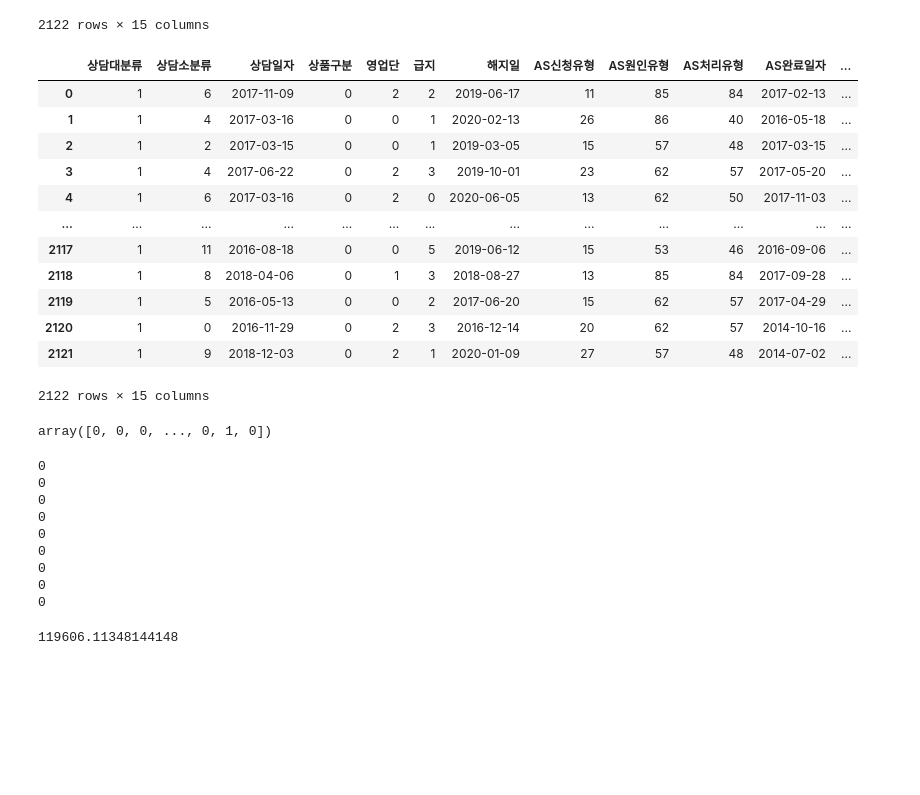
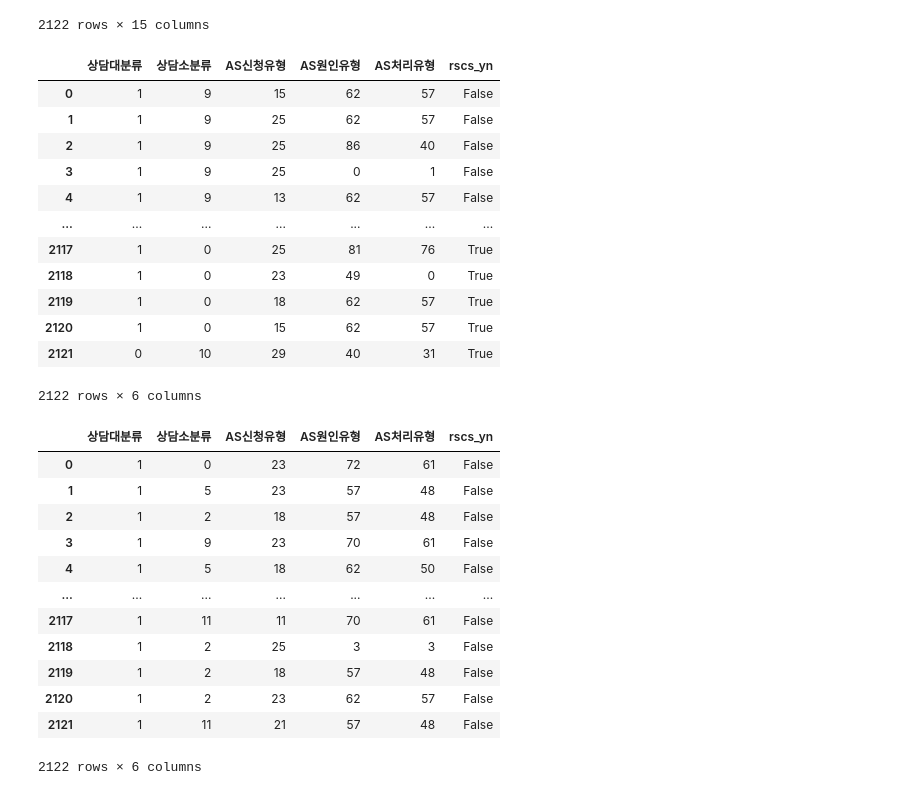
Before and after one commit to NamHyoYeon/AIProject_202007, a Jupyter notebook: nvoc_model_20200721.ipynb, the cells around one changed output. Cells and saved outputs as stored; diff of their text form; code cells hidden in the pictures; blank space fills up the shorter version.

```diff
--- a/model_20200721.ipynb
+++ b/nvoc_model_20200721.ipynb
@@ -59,18 +53,37 @@ y_column  = ['rscs_yn']
+# %%
+val_columns = ['상담대분류', '상담소분류', 'AS신청유형', 'AS원인유형', 'AS처리유형', 'rscs_yn']
+nvoc_df = pd.DataFrame(nvoc_df, columns=val_columns)
+# %%
+nvoc_df
+# %% [output]
+|  | 상담대분류 | 상담소분류 | AS신청유형 | AS원인유형 | AS처리유형 | rscs_yn |
+| 0 | 1 | 9 | 15 | 62 | 57 | False |
+| 1 | 1 | 9 | 25 | 62 | 57 | False |
+| 2 | 1 | 9 | 25 | 86 | 40 | False |
+| 3 | 1 | 9 | 25 | 0 | 1 | False |
+| 4 | 1 | 9 | 13 | 62 | 57 | False |
+| ... | ... | ... | ... | ... | ... | ... |
+| 2117 | 1 | 0 | 25 | 81 | 76 | True |
+| 2118 | 1 | 0 | 23 | 49 | 0 | True |
+| 2119 | 1 | 0 | 18 | 62 | 57 | True |
+| 2120 | 1 | 0 | 15 | 62 | 57 | True |
+| 2121 | 0 | 10 | 29 | 40 | 31 | True |
+2122 rows × 6 columns
 # %%
-# # 데이터를 읽고 순서를 섞는다
+## 데이터를 읽고 순서를 섞는다
 nvoc_model_df=nvoc_df.sample(frac=1).reset_index(drop=True)
 nvoc_model_df
 # %% [output]
-|  | 상담대분류 | 상담소분류 | 상담일자 | 상품구분 | 영업단 | 급지 | 해지일 | AS신청유형 | AS원인유형 | AS처리유형 | AS완료일자 | ... |
-| 0 | 1 | 6 | 2017-11-09 | 0 | 2 | 2 | 2019-06-17 | 11 | 85 | 84 | 2017-02-13 | ... |
-| 1 | 1 | 4 | 2017-03-16 | 0 | 0 | 1 | 2020-02-13 | 26 | 86 | 40 | 2016-05-18 | ... |
-| 2 | 1 | 2 | 2017-03-15 | 0 | 0 | 1 | 2019-03-05 | 15 | 57 | 48 | 2017-03-15 | ... |
-| 3 | 1 | 4 | 2017-06-22 | 0 | 2 | 3 | 2019-10-01 | 23 | 62 | 57 | 2017-05-20 | ... |
-| 4 | 1 | 6 | 2017-03-16 | 0 | 2 | 0 | 2020-06-05 | 13 | 62 | 50 | 2017-11-03 | ... |
-| ... | ... | ... | ... | ... | ... | ... | ... | ... | ... | ... | ... | ... |
-| 2117 | 1 | 11 | 2016-08-18 | 0 | 0 | 5 | 2019-06-12 | 15 | 53 | 46 | 2016-09-06 | ... |
-| 2118 | 1 | 8 | 2018-04-06 | 0 | 1 | 3 | 2018-08-27 | 13 | 85 | 84 | 2017-09-28 | ... |
-| 2119 | 1 | 5 | 2016-05-13 | 0 | 0 | 2 | 2017-06-20 | 15 | 62 | 57 | 2017-04-29 | ... |
-| 2120 | 1 | 0 | 2016-11-29 | 0 | 2 | 3 | 2016-12-14 | 20 | 62 | 57 | 2014-10-16 | ... |
-| 2121 | 1 | 9 | 2018-12-03 | 0 | 2 | 1 | 2020-01-09 | 27 | 57 | 48 | 2014-07-02 | ... |
+|  | 상담대분류 | 상담소분류 | AS신청유형 | AS원인유형 | AS처리유형 | rscs_yn |
+| 0 | 1 | 0 | 23 | 72 | 61 | False |
+| 1 | 1 | 5 | 23 | 57 | 48 | False |
+| 2 | 1 | 2 | 18 | 57 | 48 | False |
+| 3 | 1 | 9 | 23 | 70 | 61 | False |
+| 4 | 1 | 5 | 18 | 62 | 50 | False |
+| ... | ... | ... | ... | ... | ... | ... |
+| 2117 | 1 | 11 | 11 | 70 | 61 | False |
+| 2118 | 1 | 2 | 25 | 3 | 3 | False |
+| 2119 | 1 | 2 | 18 | 57 | 48 | False |
+| 2120 | 1 | 2 | 23 | 62 | 57 | False |
+| 2121 | 1 | 11 | 21 | 57 | 48 | False |
-2122 rows × 15 columns
+2122 rows × 6 columns
@@ -81,31 +89,0 @@ y_true_encoded       = y_true_label_encoder.fit_transform(nvoc_model_df[y_column
-# %%
-y_true_encoded
-# %% [output]
-array([0, 0, 0, ..., 0, 1, 0])
-# %%
-k=9
-model = KMeans(n_clusters=k, random_state=0, n_init=100)  # k개 클러스터로 모델 생성
-cluster_labels = model.fit_predict(nvoc_model_df[x_columns]) # X컬럼으로 지정된 필드값으로 피팅
-y_pred_label_encoder = preprocessing.LabelEncoder() # 예측한 클러스터에서 사용할 라벨인코더
-y_pred_label_encoder.fit(np.array(['unknown ' + str(i+1) for i in range(0, k, 1)], dtype=object))
-
-for pred_label_num in range(0,k,1): # 각 클러스터 순회
-    # 해당 클러스터에서 가장 많이 출력한 실제 값의 인덱스를 구한다
-    most_frequent_index = np.argmax(np.bincount(y_true_encoded[cluster_labels==pred_label_num]))
-    print(f'{most_frequent_index}')
-    # 구한 인덱스의 라벨을 구해서 해당클러스터 라벨로 업데이트한다
-    y_pred_label_encoder.classes_[pred_label_num] = y_true_label_encoder.classes_[most_frequent_index]
-# %% [output]
-0
-0
-0
-0
-0
-0
-0
-0
-0
-# %%
-model.inertia_
-# %% [output]
-119606.11348144148
```
Also changed, not shown: parts of 23 cells of this notebook, 1 other file.
